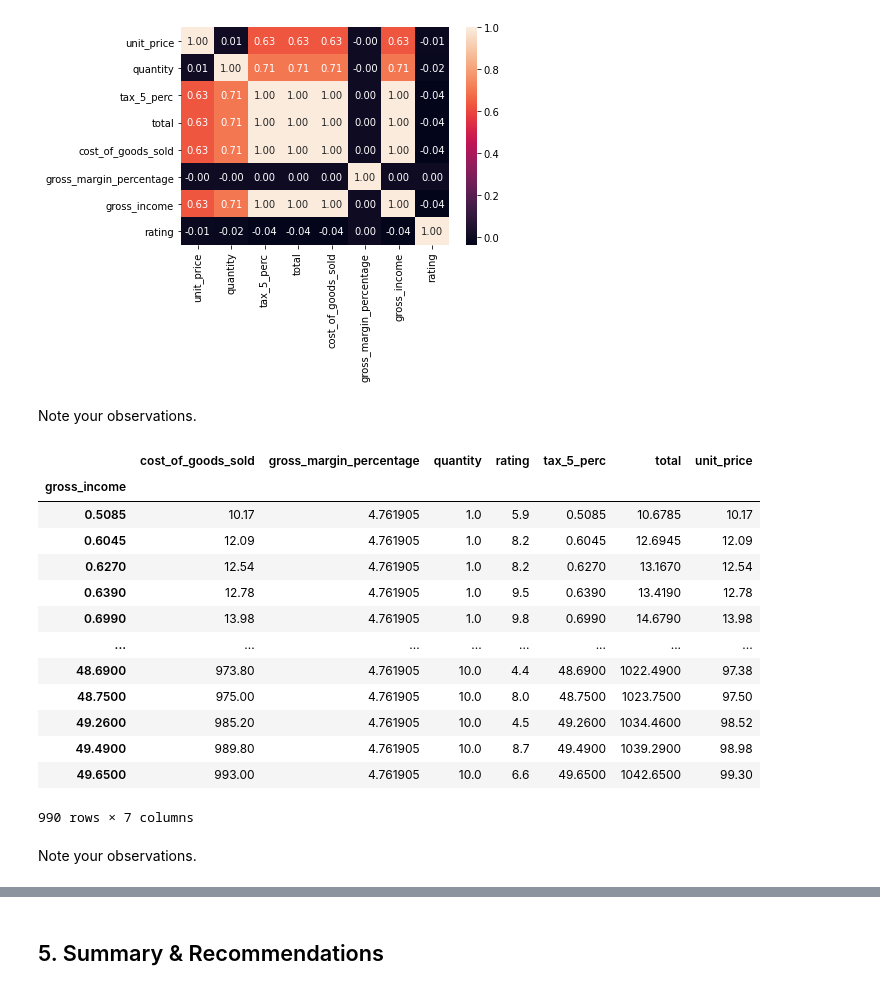
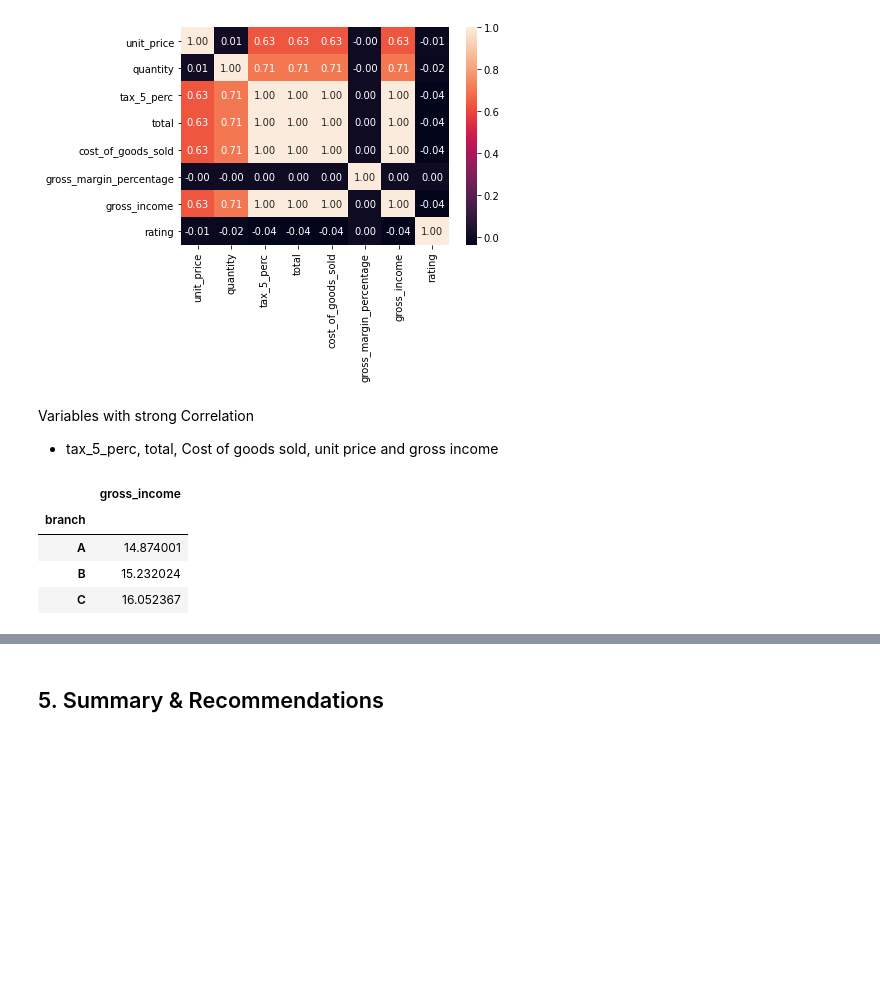
Before and after one commit to loisenjoki/dataScience, a Jupyter notebook: Python_for_Data_Analysis_Dojo_Project.ipynb, the cells around one changed output, grey strips where cells are left out. Cells and saved outputs as stored; diff of their text form; code cells hidden in the pictures; blank space fills up the shorter version.

```diff
--- a/Python_for_Data_Analysis_Dojo_Project.ipynb
+++ b/Python_for_Data_Analysis_Dojo_Project.ipynb
@@ -228,25 +233,16 @@ Note your observations. The difference of the payment methods used if quite smal
 sns.heatmap(df.corr(),annot=True,fmt='.2f');
 # %% [output]
 [figure]
-# %% [markdown]
-Note your observations.
+# %% [markdown]
+Variables with strong Correlation
+
+*   tax_5_perc, total, Cost of goods sold, unit price and gross income
 # %%
 # create a pivot table to find the mean of gross income per branch
-pd.pivot_table(df,index=["gross_income",'branch'])
+pd.pivot_table(df,index=["branch"],values=['gross_income'], aggfunc='mean')
 # %% [output]
-|  | cost_of_goods_sold | gross_margin_percentage | quantity | rating | tax_5_perc | total | unit_price |
-| gross_income |  |  |  |  |  |  |  |
-| 0.5085 | 10.17 | 4.761905 | 1.0 | 5.9 | 0.5085 | 10.6785 | 10.17 |
-| 0.6045 | 12.09 | 4.761905 | 1.0 | 8.2 | 0.6045 | 12.6945 | 12.09 |
-| 0.6270 | 12.54 | 4.761905 | 1.0 | 8.2 | 0.6270 | 13.1670 | 12.54 |
-| 0.6390 | 12.78 | 4.761905 | 1.0 | 9.5 | 0.6390 | 13.4190 | 12.78 |
-| 0.6990 | 13.98 | 4.761905 | 1.0 | 9.8 | 0.6990 | 14.6790 | 13.98 |
-| ... | ... | ... | ... | ... | ... | ... | ... |
-| 48.6900 | 973.80 | 4.761905 | 10.0 | 4.4 | 48.6900 | 1022.4900 | 97.38 |
-| 48.7500 | 975.00 | 4.761905 | 10.0 | 8.0 | 48.7500 | 1023.7500 | 97.50 |
-| 49.2600 | 985.20 | 4.761905 | 10.0 | 4.5 | 49.2600 | 1034.4600 | 98.52 |
-| 49.4900 | 989.80 | 4.761905 | 10.0 | 8.7 | 49.4900 | 1039.2900 | 98.98 |
-| 49.6500 | 993.00 | 4.761905 | 10.0 | 6.6 | 49.6500 | 1042.6500 | 99.30 |
+|  | gross_income |
+| branch |  |
+| A | 14.874001 |
+| B | 15.232024 |
+| C | 16.052367 |
-990 rows × 7 columns
-# %% [markdown]
-Note your observations.
```
Also changed, not shown: parts of 29 cells of this notebook.
